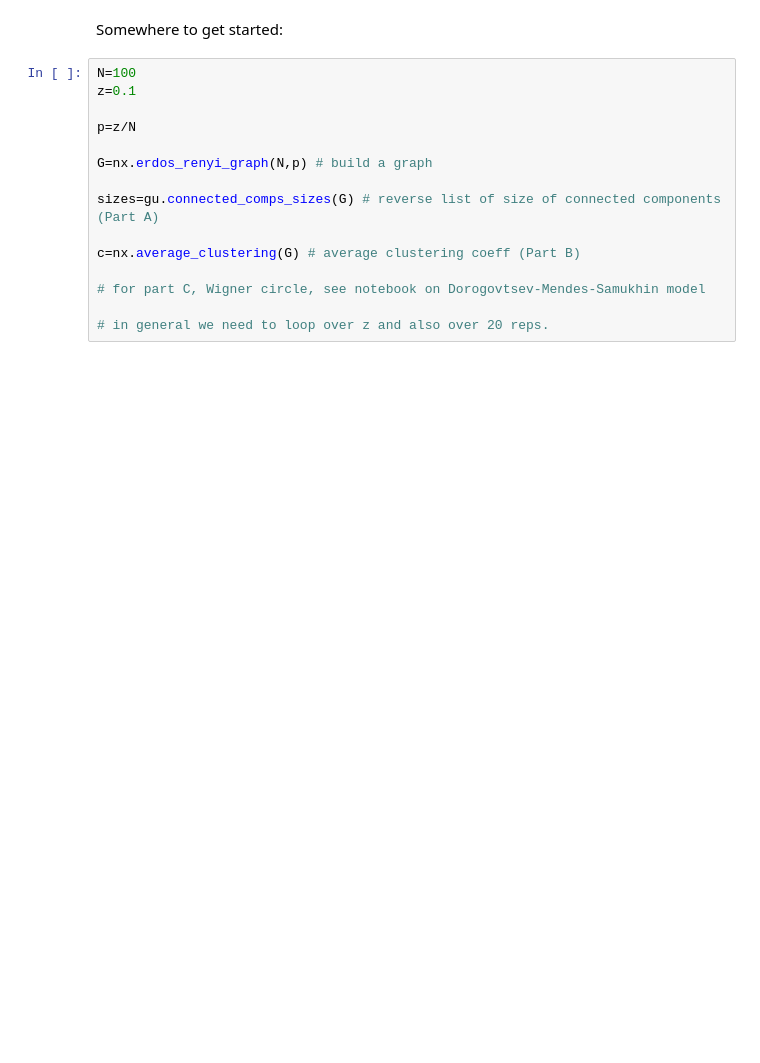
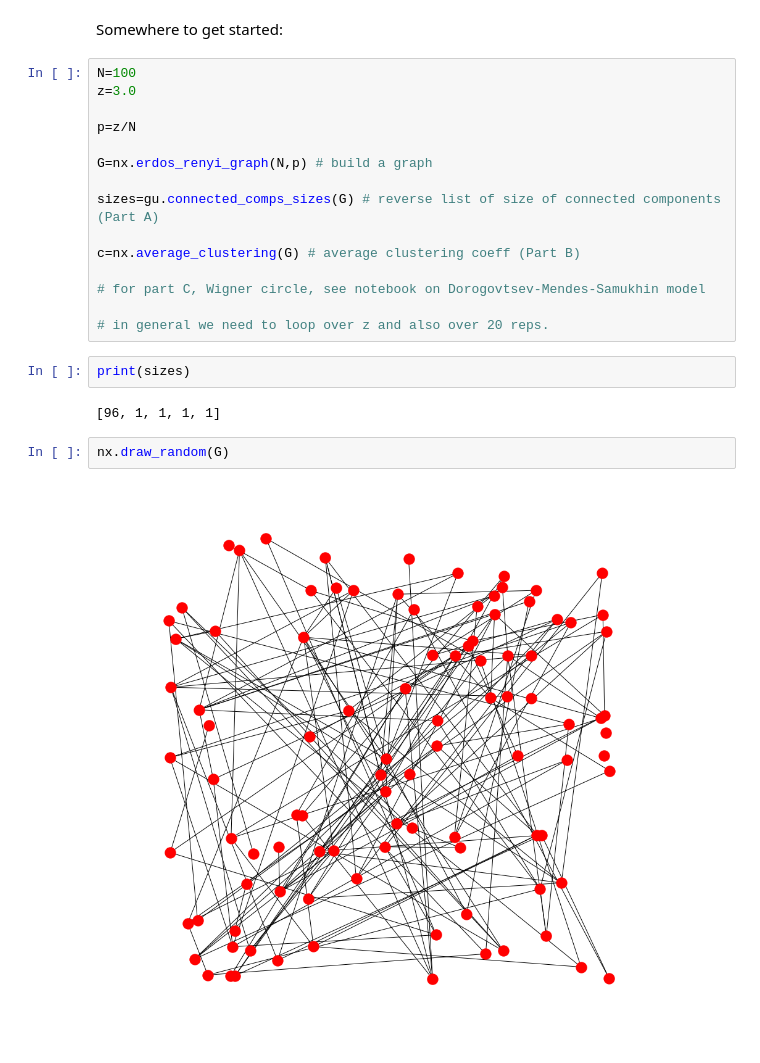
Before and after one commit to Peter554/ma933, a Jupyter notebook: ErdosRenyi.ipynb, the cells around one changed output. Drawn from its saved outputs; the diff is of its cells as text; blank space fills up the shorter version.

```diff
--- a/ErdosRenyi.ipynb
+++ b/ErdosRenyi.ipynb
@@ -26,7 +29,7 @@ import graphUtils as gu # the utilities module on git. Abbreviate as gu
 Somewhere to get started:
 # %%
 N=100
-z=0.1
+z=3.0
 
 p=z/N
 
@@ -39,3 +42,11 @@ c=nx.average_clustering(G) # average clustering coeff (Part B)
 # for part C, Wigner circle, see notebook on Dorogovtsev-Mendes-Samukhin model
 
 # in general we need to loop over z and also over 20 reps.
+# %%
+print(sizes)
+# %% [output]
+[96, 1, 1, 1, 1]
+# %%
+nx.draw_random(G)
+# %% [output]
+[figure, added]
```
Also changed, not shown: parts of 1 cell of this notebook, 1 other file.
